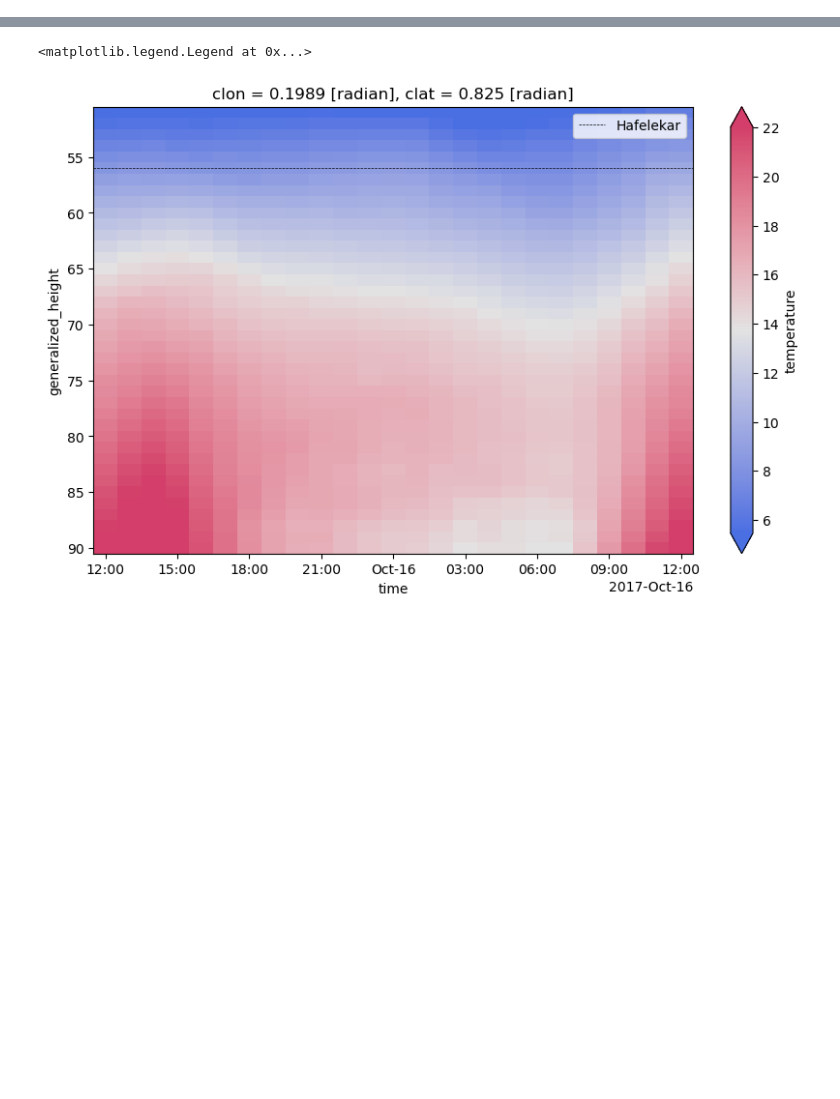
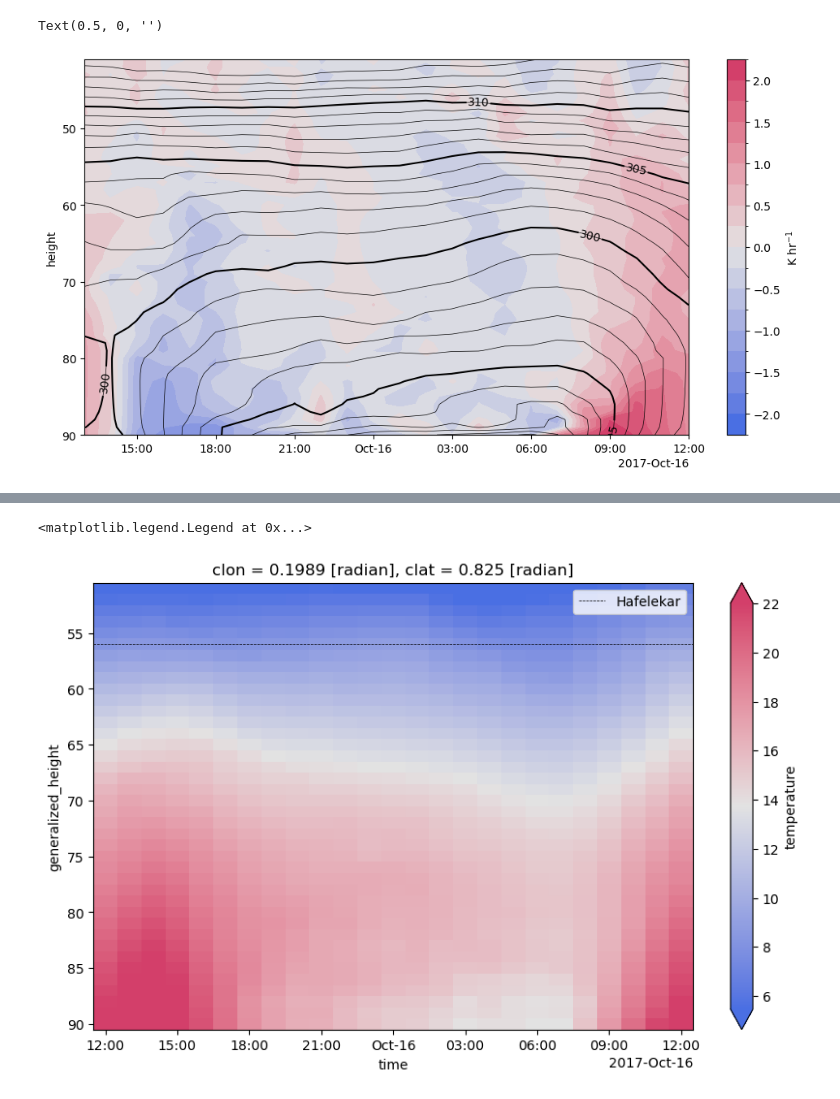
Before and after one commit to Glatzli/model_comparison_codes, a Jupyter notebook: additional_calculations/timeseries.ipynb, the cells around one changed output, grey strips where cells are left out. Drawn from its saved outputs; the diff is of its cells as text; code cells hidden in the pictures; blank space fills up the shorter version.

```diff
--- a/additional_calculations/timeseries.ipynb
+++ b/additional_calculations/timeseries.ipynb
@@ -19,5 +106,5 @@ icon15 = read_icon_model_3D.read_icon_fixed_point_multiple_hours(day = 15, hours
 icon16 = read_icon_model_3D.read_icon_fixed_point_multiple_hours(day = 16, hours = range(00, 13), lon = 11.4011756,
                                                  lat = 47.266076, variant = "ICON")
 # %%
-variables = ["temperature", "pressure", "temp", "pres", "u", "v", "w", "z_ifc"]
+variables = ["th", "temp", "pres", "z_ifc", "Td"]  # "temp", "pres", "u", "v", "w",
 icon = xr.concat([icon15[variables], icon16[variables]], dim = "time")
@@ -24 +197,28 @@ icon = xr.concat([icon15[variables], icon16[variables]], dim = "time")
+# %%
+icon_pot_temp = icon.th.isel(height = np.arange(40, 90))
+# %%
+# Create the plot
+fig, ax = plt.subplots(figsize=(12, 6))
+
+# Plot the filled contours
+contourf = icon_pot_temp.diff("time").plot.contourf(ax=ax, x="time", y="height", levels=20,
+                                     cmap=pal1.cmap(), add_colorbar=False)
+
+# Plot the contour lines
+contour1 = icon_pot_temp.isel(time=slice(1, 100)).plot.contour(ax=ax, x="time", y="height",
+                                   levels=np.arange(np.round(icon_pot_temp.min()), np.round(icon_pot_temp.max()), 1),
+                                   colors='black', linewidths=0.5)
+contour5 = icon_pot_temp.isel(time=slice(1, 100)).plot.contour(ax=ax, x="time", y="height",
+                                   levels=np.arange(295, np.round(icon_pot_temp.max()), 5),
+                                   colors='black', linewidths=1.5)
+ax.invert_yaxis()
+ax.clabel(contour5)
+# Add a colorbar
+cbar = plt.colorbar(contourf, ax=ax)
+cbar.set_label('K hr$^{-1}$')
+ax.set_title("")
+ax.set_ylabel("height"); ax.set_xlabel("")
+# %% [output]
+Text(0.5, 0, '')
+[figure, added]
 # %%
```
Also changed, not shown: parts of 41 cells of this notebook, 11 other files.
